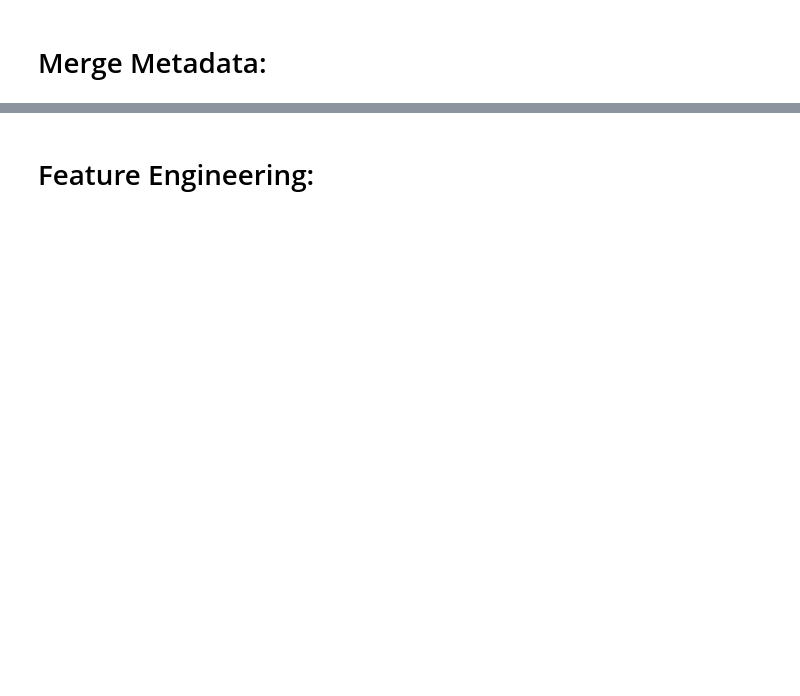
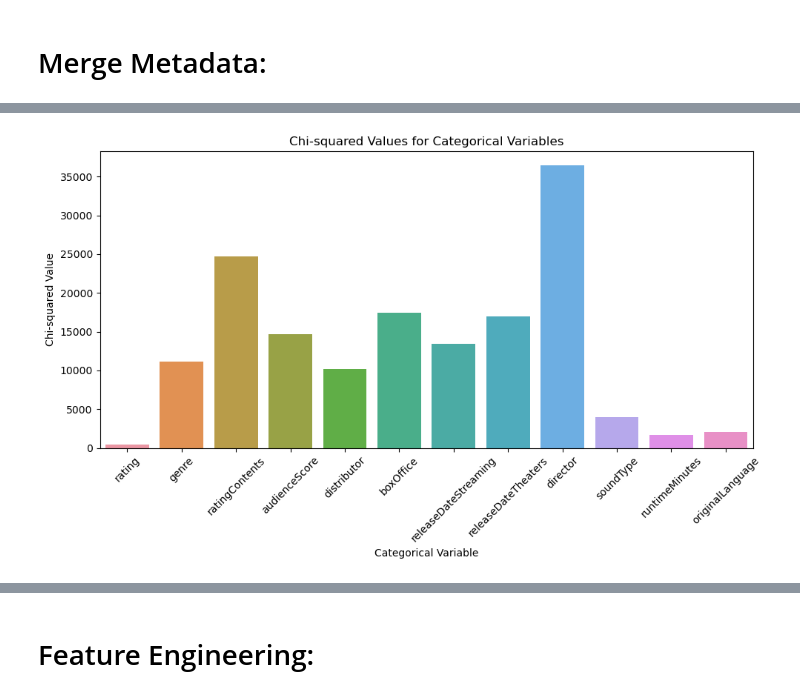
Before and after one commit to Arshi81099/sentimentanlysis, a Jupyter notebook: 21f3002806-notebook-t22023.ipynb, the cells around one changed output, grey strips where cells are left out. Saved outputs shown, nothing was run; the diff lists cells and outputs as text; code cells hidden in the pictures; blank space fills up the shorter version.

```diff
--- a/21f3002806-notebook-t22023.ipynb
+++ b/21f3002806-notebook-t22023.ipynb
@@ -118,0 +149,11 @@ data
+# %%
+plt.figure(figsize=(10, 6))
+sns.barplot(data=results_df, x='Column', y='Chi-squared')
+plt.xticks(rotation=45)
+plt.xlabel('Categorical Variable')
+plt.ylabel('Chi-squared Value')
+plt.title('Chi-squared Values for Categorical Variables')
+plt.tight_layout()
+plt.show()
+# %% [output]
+[figure, added]
```
Also changed, not shown: parts of 26 cells of this notebook.
